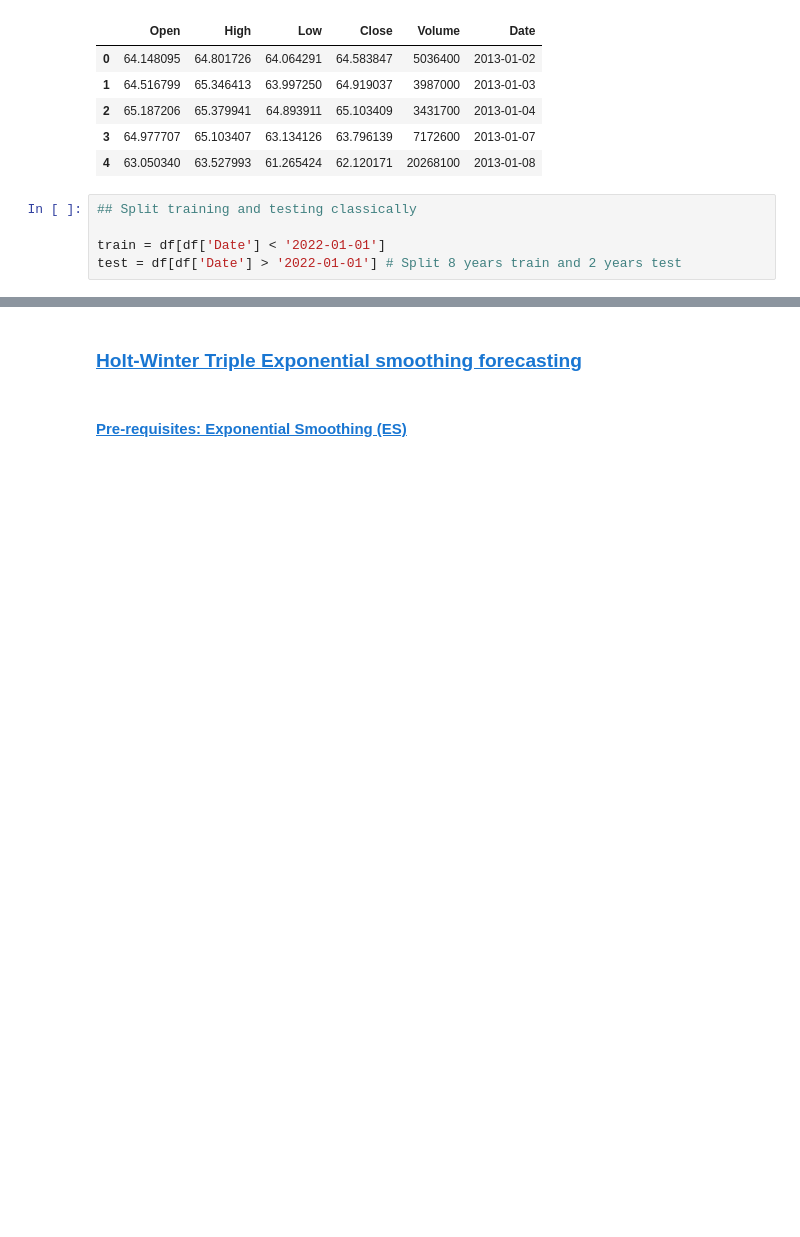
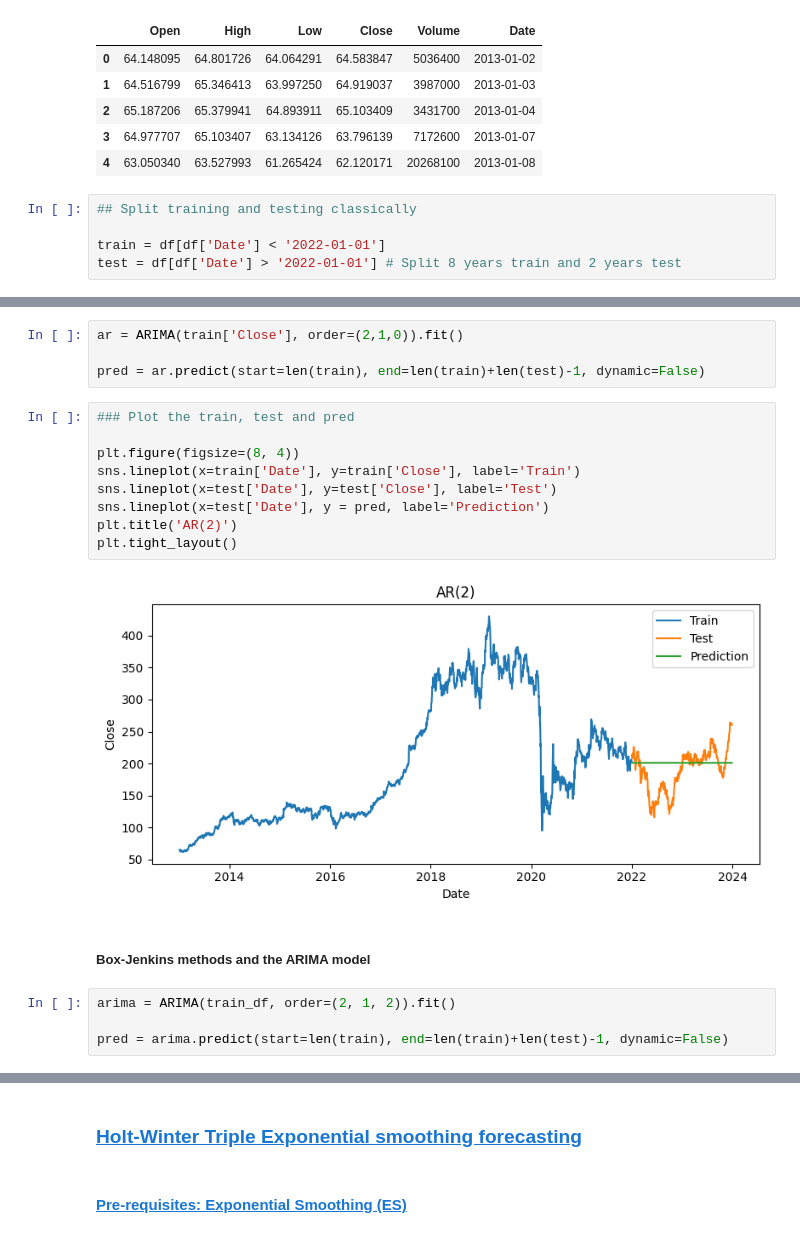
Before and after one commit to GinHikat/OmniTS_for_Stock, a Jupyter notebook: notebooks/track1_forecasting_benchmark.ipynb, the cells around one changed output, grey strips where cells are left out. Drawn from its saved outputs; the diff is of its cells as text; blank space fills up the shorter version.

```diff
--- a/notebooks/track1_forecasting_benchmark.ipynb
+++ b/notebooks/track1_forecasting_benchmark.ipynb
@@ -94,0 +330,21 @@ test = df[df['Date'] > '2022-01-01'] # Split 8 years train and 2 years test
+# %%
+ar = ARIMA(train['Close'], order=(2,1,0)).fit()
+
+pred = ar.predict(start=len(train), end=len(train)+len(test)-1, dynamic=False)
+# %%
+### Plot the train, test and pred
+
+plt.figure(figsize=(8, 4))
+sns.lineplot(x=train['Date'], y=train['Close'], label='Train')
+sns.lineplot(x=test['Date'], y=test['Close'], label='Test')
+sns.lineplot(x=test['Date'], y = pred, label='Prediction')
+plt.title('AR(2)')
+plt.tight_layout()
+# %% [output]
+[figure, added]
+# %% [markdown]
+##### Box-Jenkins methods and the ARIMA model
+# %%
+arima = ARIMA(train_df, order=(2, 1, 2)).fit()
+
+pred = arima.predict(start=len(train), end=len(train)+len(test)-1, dynamic=False)
```
Also changed, not shown: parts of 37 cells of this notebook, 5 other files.
